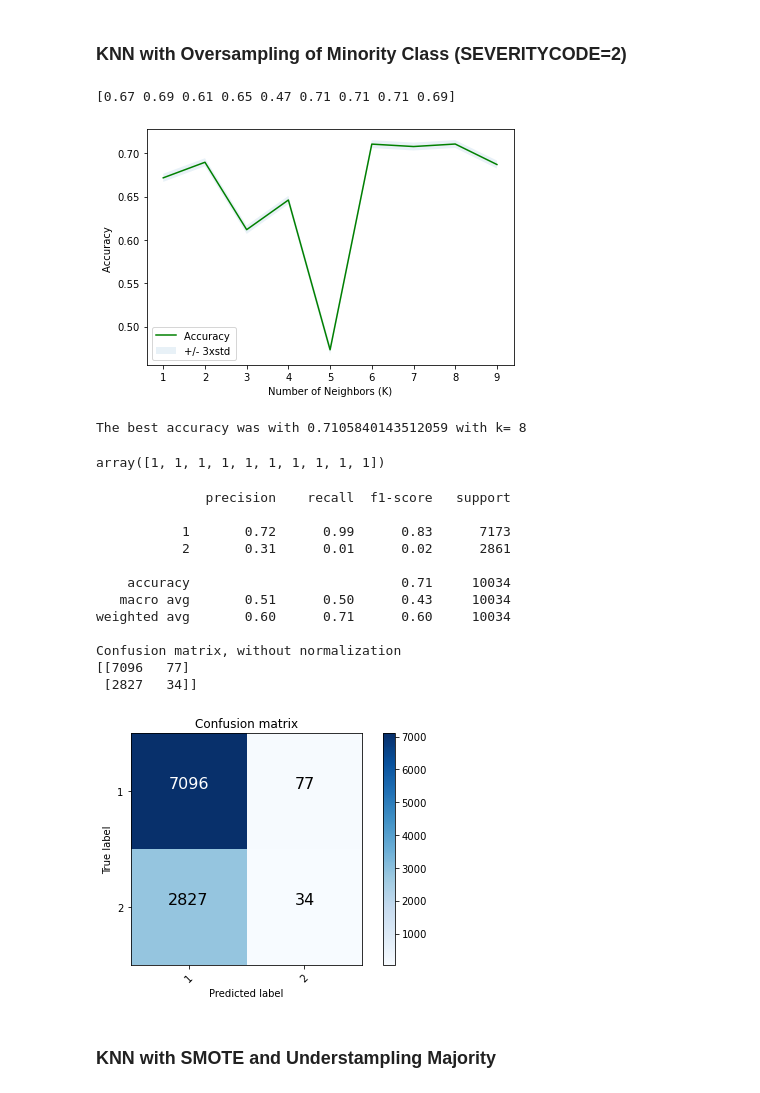
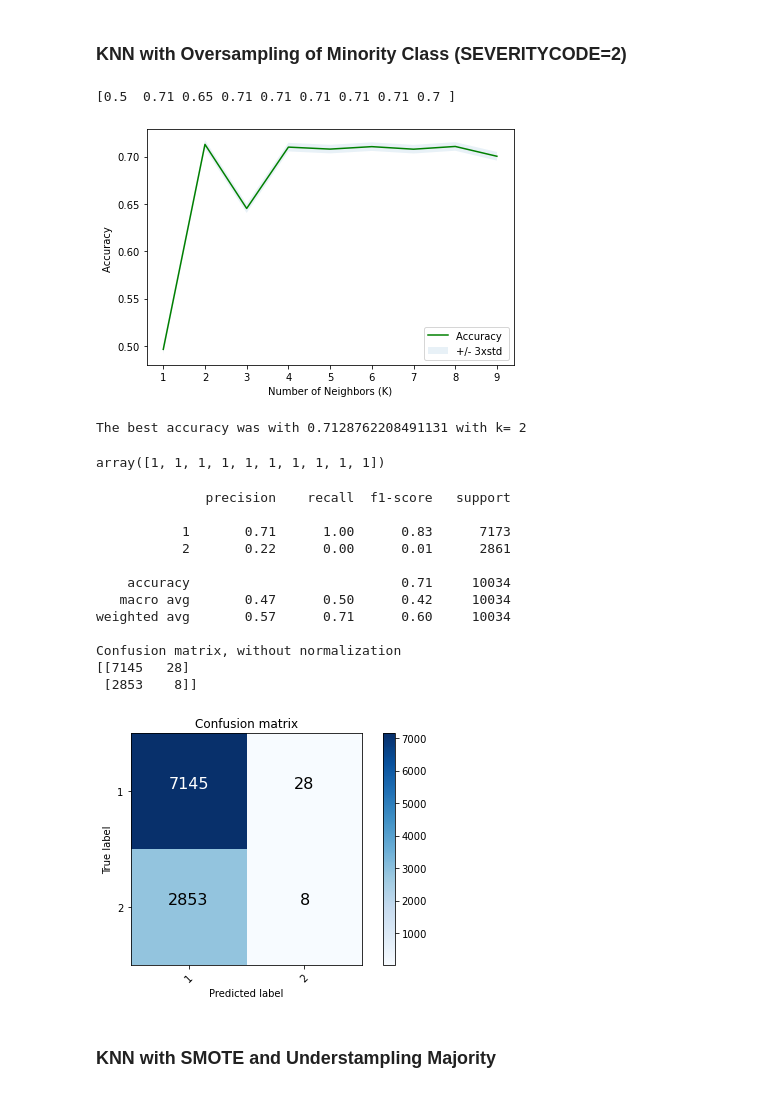
Before and after one commit to fabelperez/DataScienceCapstoneRepo, a Jupyter notebook: applieddscapstone.ipynb, the cells around one changed output. Saved outputs shown, nothing was run; the diff lists cells and outputs as text; code cells hidden in the pictures.

```diff
--- a/applieddscapstone.ipynb
+++ b/applieddscapstone.ipynb
@@ -383,25 +383,25 @@ Confusion matrix, without normalization
 # %%
 Ks=10
 mean_knnOver = np.zeros((Ks-1))
 std_knnOver = np.zeros((Ks-1))
 
 for n in range(1,Ks):
     neigh = KNeighborsClassifier(n_neighbors = n).fit(X_over,y_over)
     yhat_knnOver = neigh.predict(X_test)
-    mean_knnOver[n-1] = metrics.accuracy_score(y_test, yhat_knnOver
+    mean_knnOver[n-1] = metrics.accuracy_score(y_test, yhat_knnOver)
     std_knnOver[n-1]=np.std(yhat_knnOver==y_test)/np.sqrt(yhat_knnOver.shape[0])
 print(mean_knnOver)
 
 plt.plot(range(1,Ks),mean_knnOver,'g')
 plt.fill_between(range(1,Ks),(mean_knnOver-1*std_knnOver),(mean_knnOver+1*std_knnOver), alpha=0.10)
 plt.legend(('Accuracy ', '+/- 3xstd'))
 plt.ylabel('Accuracy ')
 plt.xlabel('Number of Neighbors (K)')
 plt.tight_layout()
 plt.show()
 # %% [output]
-[0.67 0.69 0.61 0.65 0.47 0.71 0.71 0.71 0.69]
+[0.5  0.71 0.65 0.71 0.71 0.71 0.71 0.71 0.7 ]
-[figure, old version]
+[figure, new version]
 # %%
 print( "The best accuracy was with", mean_knnOver.max(), "with k=", mean_knnOver.argmax()+1)
 
@@ -410,7 +410,7 @@ neigh_knnOver = KNeighborsClassifier(n_neighbors=n).fit(X_over, y_over)
 yhat_knnOver = neigh_knnOver.predict(X_test)
 yhat_knnOver[0:10]
 # %% [output]
-The best accuracy was with 0.7105840143512059 with k= 8
+The best accuracy was with 0.7128762208491131 with k= 2
 array([1, 1, 1, 1, 1, 1, 1, 1, 1, 1])
 # %%
 knn_matOver = confusion_matrix(y_test, yhat_knnOver, labels=[1,2])
@@ -424,17 +424,17 @@ plot_confusion_matrix(knn_matOver, classes=[1,2], normalize= False,  title='Conf
 # %% [output]
               precision    recall  f1-score   support
 
-           1       0.72      0.99      0.83      7173
-           2       0.31      0.01      0.02      2861
+           1       0.71      1.00      0.83      7173
+           2       0.22      0.00      0.01      2861
 
     accuracy                           0.71     10034
-   macro avg       0.51      0.50      0.43     10034
-weighted avg       0.60      0.71      0.60     10034
+   macro avg       0.47      0.50      0.42     10034
+weighted avg       0.57      0.71      0.60     10034
 
 Confusion matrix, without normalization
-[[7096   77]
- [2827   34]]
+[[7145   28]
+ [2853    8]]
-[figure, old version]
+[figure, new version]
 # %% [markdown]
 ### KNN with SMOTE and Understampling Majority
 # %%
```
Also changed, not shown: parts of 23 cells of this notebook.
